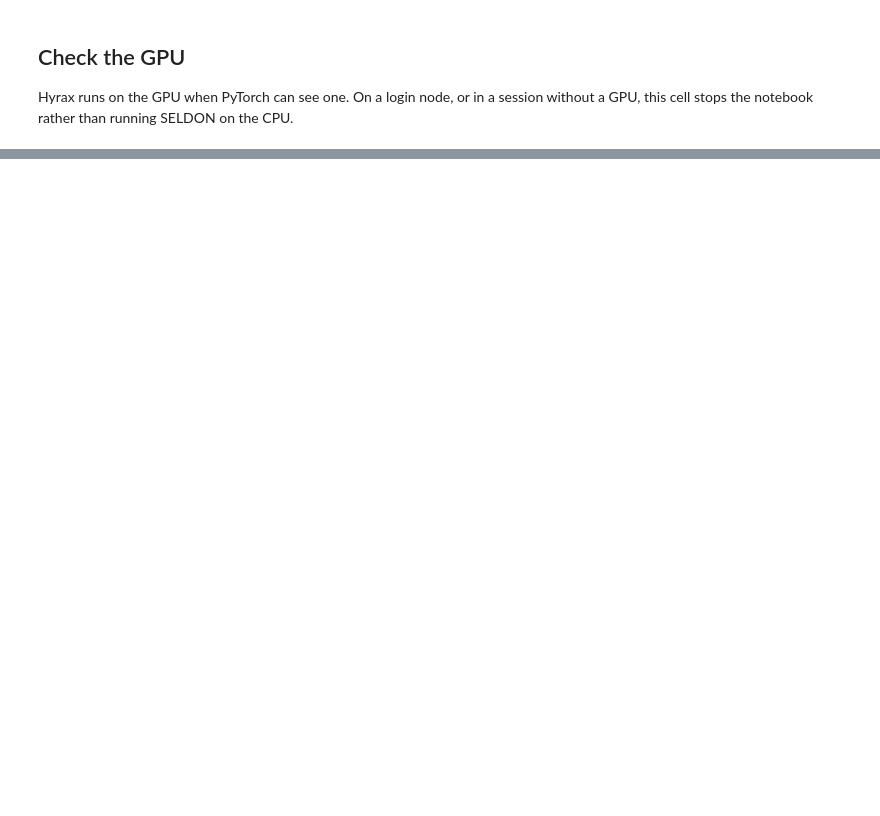
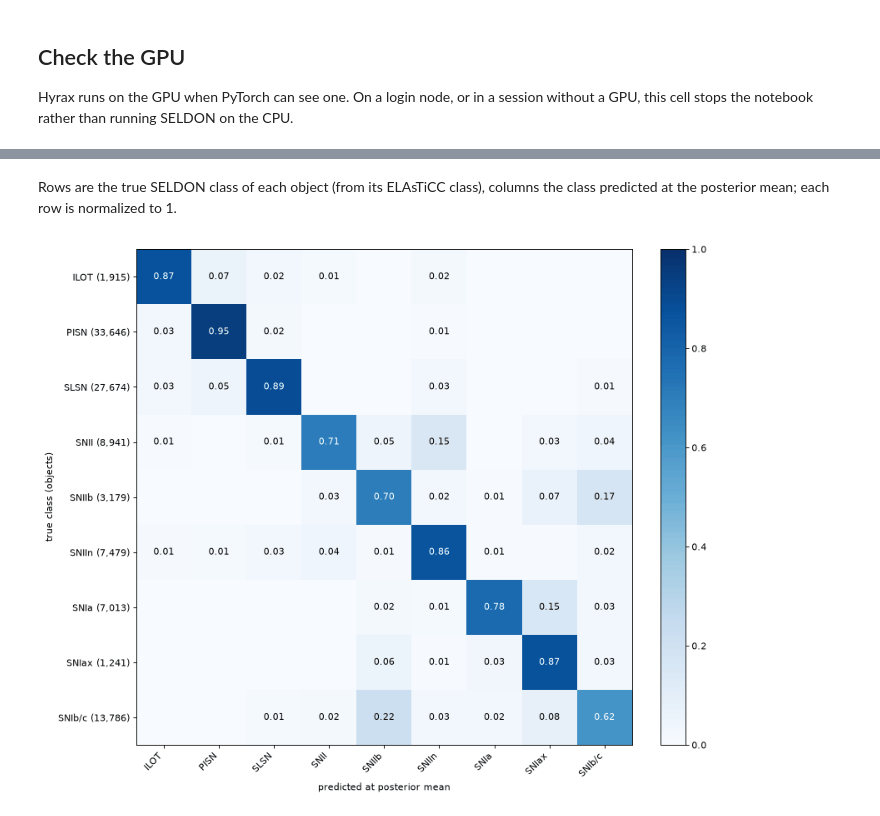
Before and after one commit to lincc-frameworks/hyrax_seldon, a Jupyter notebook: docs/pre_executed/elasticc_on_deltaai.ipynb, the cells around one changed output, grey strips where cells are left out. Saved outputs shown, nothing was run; the diff lists cells and outputs as text; code cells hidden in the pictures; blank space fills up the shorter version.

```diff
--- a/docs/pre_executed/elasticc_on_deltaai.ipynb
+++ b/docs/pre_executed/elasticc_on_deltaai.ipynb
@@ -805,0 +775,34 @@ fig.tight_layout()
+# %% [markdown]
+Rows are the true SELDON class of each object (from its ELAsTiCC class), columns the class
+predicted at the posterior mean; each row is normalized to 1.
+# %%
+confusion = pd.crosstab(known["SELDON_class"], known["predicted_at_mean"], normalize="index")
+confusion = confusion.reindex(
+    index=[c for c in CLASS_NAMES if c in confusion.index],
+    columns=CLASS_NAMES,
+    fill_value=0.0,
+)
+fig, ax = plt.subplots(figsize=(10, 8.5))
+image = ax.imshow(confusion.to_numpy(), cmap="Blues", vmin=0, vmax=1)
+ax.set_xticks(range(len(confusion.columns)), confusion.columns, rotation=45, ha="right")
+ax.set_yticks(
+    range(len(confusion.index)),
+    [f"{c} ({(truth == c).sum():,})" for c in confusion.index],
+)
+for (i, j), value in np.ndenumerate(confusion.to_numpy()):
+    if value >= 0.005:
+        ax.text(
+            j,
+            i,
+            f"{value:.2f}",
+            ha="center",
+            va="center",
+            color="white" if value > 0.5 else "black",
+        )
+ax.set_xlabel("predicted at posterior mean")
+ax.set_ylabel("true class (objects)")
+fig.colorbar(image, ax=ax, fraction=0.046)
+fig.tight_layout()
+show(fig)
+# %% [output]
+[figure, added]
```
Also changed, not shown: parts of 44 cells of this notebook.
